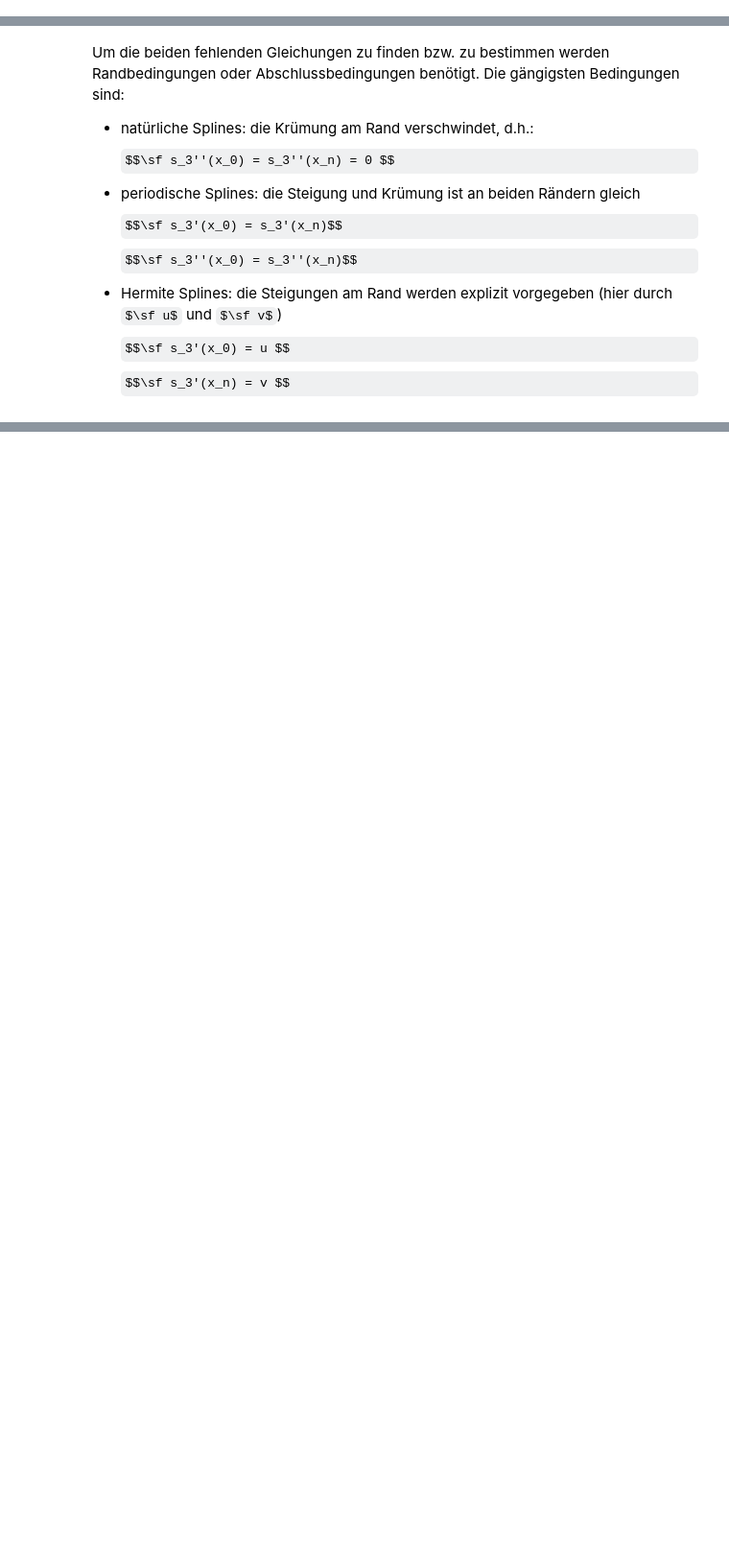
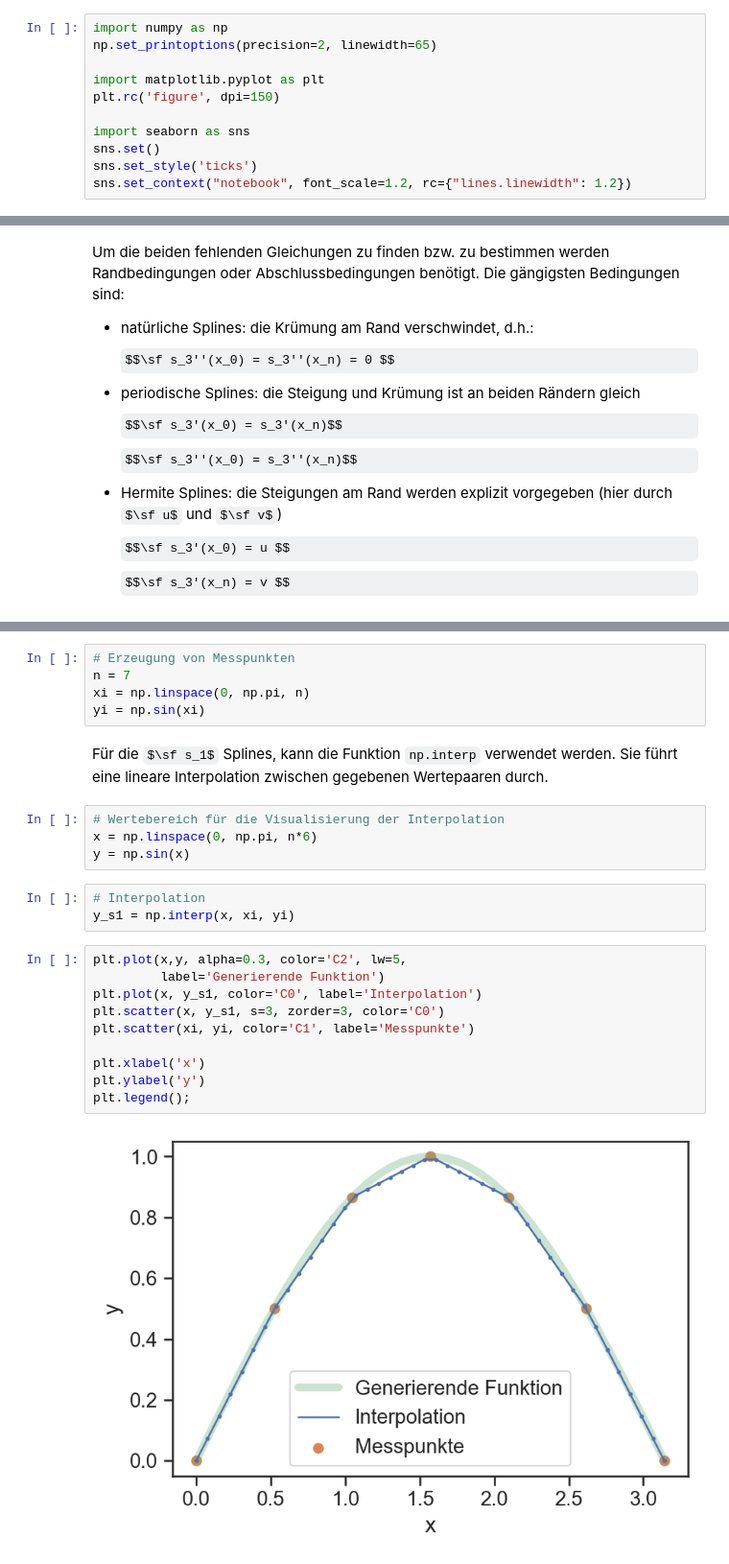
Before and after one commit to lu-kas/Vorlesung_Ingenieurinformatik, a Jupyter notebook: Content/Script/03_datenanalyse/0333_splines.ipynb, the cells around one changed output, grey strips where cells are left out. Shown at 96% size. Drawn from its saved outputs; the diff is of its cells as text; some formulas as TeX source; blank space fills up the shorter version.

Commit message:
more splines

```diff
--- a/Content/Script/03_datenanalyse/0333_splines.ipynb
+++ b/Content/Script/03_datenanalyse/0333_splines.ipynb
@@ -1,5 +1,16 @@
 # %% [markdown]
 # Splines
+# %%
+import numpy as np
+np.set_printoptions(precision=2, linewidth=65)
+
+import matplotlib.pyplot as plt
+plt.rc('figure', dpi=150)
+
+import seaborn as sns
+sns.set()
+sns.set_style('ticks')
+sns.set_context("notebook", font_scale=1.2, rc={"lines.linewidth": 1.2})
 # %% [markdown]
 Polynominterpolation versucht eine globale Modellfunktion zu finden. Jedoch eignen sich Polynome mit hohen Graden im allgemeinen nicht für eine Interpolation vieler Punkte. Einen anderen Ansatz verfolgen Splines. Diese sind Polynomzüge, welche die einzelnen Messpunkte verbinden und deren Grad klein – typischerweise zwischen eins und drei – ist.
 # %% [markdown]
@@ -44,0 +60,26 @@ $$\sf s_3'(x_n) = v $$
+# %%
+# Erzeugung von Messpunkten
+n = 7
+xi = np.linspace(0, np.pi, n)
+yi = np.sin(xi)
+# %% [markdown]
+Für die $\sf s_1$ Splines, kann die Funktion `np.interp` verwendet werden. Sie führt eine lineare Interpolation zwischen gegebenen Wertepaaren durch.
+# %%
+# Wertebereich für die Visualisierung der Interpolation
+x = np.linspace(0, np.pi, n*6)
+y = np.sin(x)
+# %%
+# Interpolation
+y_s1 = np.interp(x, xi, yi)
+# %%
+plt.plot(x,y, alpha=0.3, color='C2', lw=5,
+         label='Generierende Funktion')
+plt.plot(x, y_s1, color='C0', label='Interpolation')
+plt.scatter(x, y_s1, s=3, zorder=3, color='C0')
+plt.scatter(xi, yi, color='C1', label='Messpunkte')
+
+plt.xlabel('x')
+plt.ylabel('y')
+plt.legend();
+# %% [output]
+[figure, added]
```
Also changed, not shown: parts of 6 cells of this notebook.
